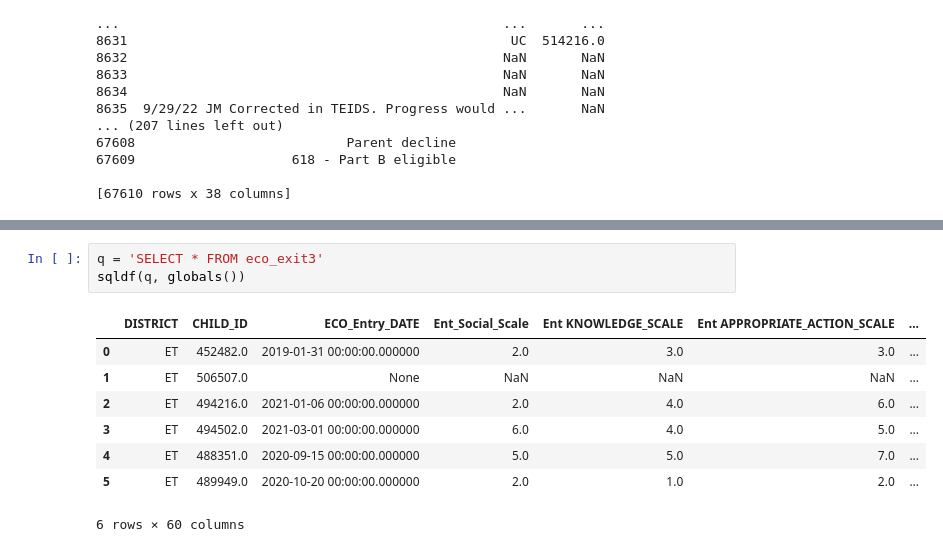
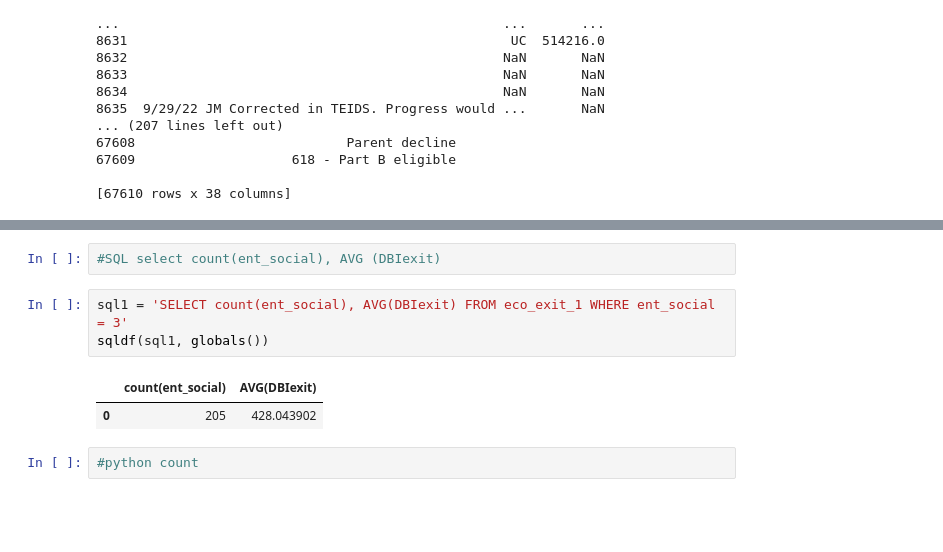
Before and after one commit to NSS-Data-Analytics-Cohort-7/didd-an-array-of-jorts, a Jupyter notebook: notebooks/Untitled3.ipynb, the cells around one changed output, grey strips where cells are left out. Cells and saved outputs as stored; diff of their text form; blank space fills up the shorter version.

Commit message:
python

```diff
--- a/notebooks/Untitled3.ipynb
+++ b/notebooks/Untitled3.ipynb
@@ -79,12 +115,10 @@ eco_exit3= eco_exit2.rename(columns={'Ent SOCIAL_SCALE' : 'Ent_Social_Scale', 'E
+# %%
+#SQL select count(ent_social), AVG (DBIexit)
 # %%
-q = 'SELECT * FROM eco_exit3'
-sqldf(q, globals())
+sql1 = 'SELECT count(ent_social), AVG(DBIexit) FROM eco_exit_1 WHERE ent_social = 3'
+sqldf(sql1, globals())
 # %% [output]
-|  | DISTRICT | CHILD_ID | ECO_Entry_DATE | Ent_Social_Scale | Ent KNOWLEDGE_SCALE | Ent APPROPRIATE_ACTION_SCALE | ... |
-| 0 | ET | 452482.0 | 2019-01-31 00:00:00.000000 | 2.0 | 3.0 | 3.0 | ... |
-| 1 | ET | 506507.0 | None | NaN | NaN | NaN | ... |
-| 2 | ET | 494216.0 | 2021-01-06 00:00:00.000000 | 2.0 | 4.0 | 6.0 | ... |
-| 3 | ET | 494502.0 | 2021-03-01 00:00:00.000000 | 6.0 | 4.0 | 5.0 | ... |
-| 4 | ET | 488351.0 | 2020-09-15 00:00:00.000000 | 5.0 | 5.0 | 7.0 | ... |
-| 5 | ET | 489949.0 | 2020-10-20 00:00:00.000000 | 2.0 | 1.0 | 2.0 | ... |
+|  | count(ent_social) | AVG(DBIexit) |
+| 0 | 205 | 428.043902 |
-6 rows × 60 columns
+# %%
+#python count
```
Also changed, not shown: parts of 22 cells of this notebook.
